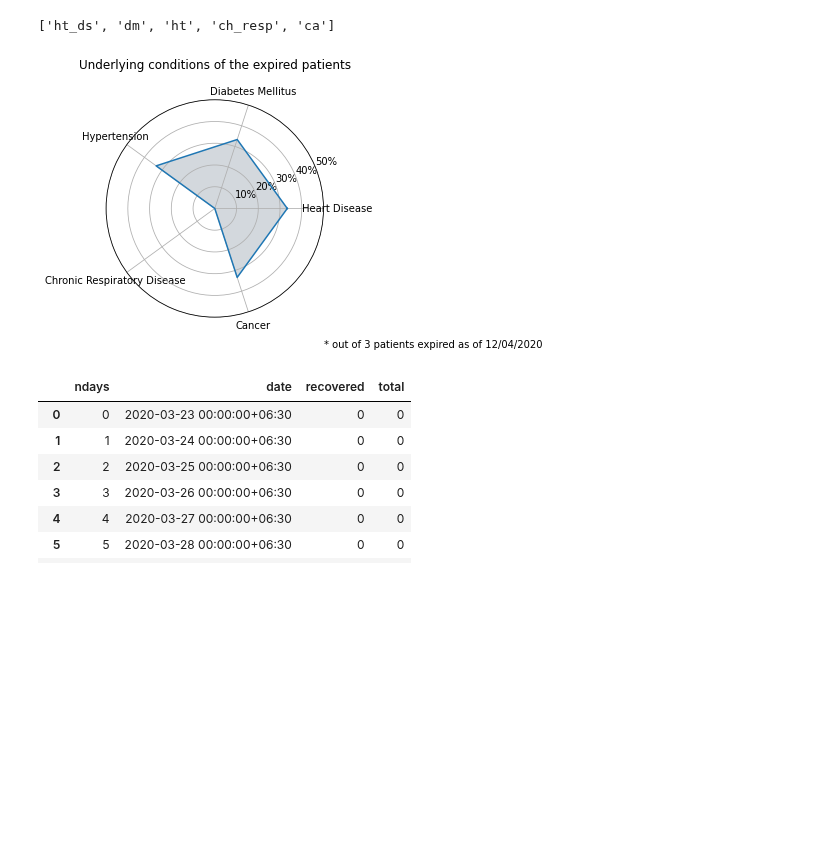
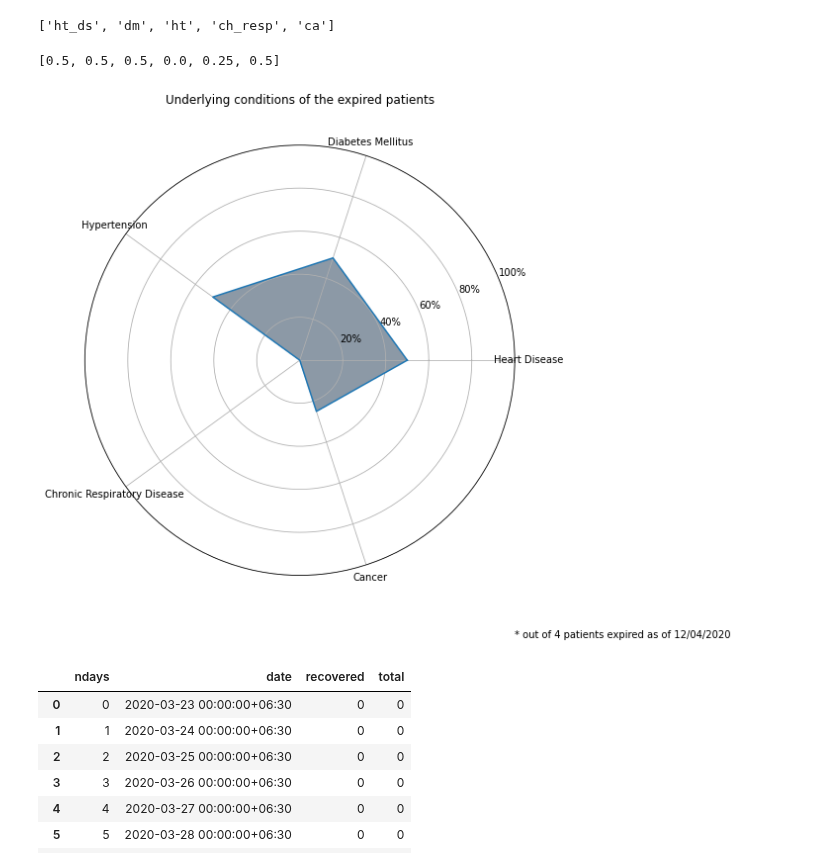
Before and after one commit to finerbrighterlighter/myanmar_covid19, a Jupyter notebook: exponential_growth.ipynb, the cells around one changed output. Cells and saved outputs as stored; diff of their text form; code cells hidden in the pictures; blank space fills up the shorter version.

```diff
--- a/exponential_growth.ipynb
+++ b/exponential_growth.ipynb
@@ -259,38 +292,42 @@ Attributes
 # %% [output]
 ['ht_ds', 'dm', 'ht', 'ch_resp', 'ca']
 # %%
-values = mort_df.iloc[2].tolist()
+values = mort_df.iloc[-1].tolist()
 values += values [:1]
 values[:] = [x / len(mort_df) for x in values]
+values
+# %% [output]
+[0.5, 0.5, 0.5, 0.0, 0.25, 0.5]
 # %%
 angles = [n / float(AttNo) * 2 * pi for n in range(AttNo)]
 angles += angles [:1]
 # %%
+fig = plt.figure(figsize=(8,8))
 ax = plt.subplot(111, polar=True)
 
 #Add the attribute labels to our axes
 plt.xticks(angles[:-1],["Heart Disease", "Diabetes Mellitus", "Hypertension", "Chronic Respiratory Disease", "Cancer"])
 
 plt.gca().yaxis.set_major_formatter(mticker.PercentFormatter(1,decimals=0))
-plt.ylim(0, 0.5)
+plt.ylim(0, 1.0)
 
 #Plot the line around the outside of the filled area, using the angles and values calculated before
 ax.plot(angles,values)
 
 #Fill in the area plotted in the last line
-ax.fill(angles, values, 'slategray', alpha=0.3)
+ax.fill(angles, values, 'slategray', alpha=0.8)
 
 #Give the plot a title and show it
 ax.set_title("Underlying conditions of the expired patients", pad=20)
 plt.text(1, -0.15, "* out of "+str(len(mort_df))+" patients expired as of "+str(pd.to_datetime("today").tz_localize("UTC").tz_convert("Asia/Yangon").strftime("%d/%m/%Y")), horizontalalignment="left", verticalalignment="bottom", transform=ax.transAxes)
 
 
 under = str(pd.to_datetime("today").tz_localize("UTC").tz_convert("Asia/Yangon").strftime("%d-%m-%Y"))+"_underlying.svg"
 plt.savefig(under, bbox_inches = "tight")
 plt.show()
 files.download(under)
 # %% [output]
-[figure, old version]
+[figure, new version]
 # %%
 dsc_df = pd.DataFrame(columns=["ndays","date"])
 
```
Also changed, not shown: parts of 24 cells of this notebook.
